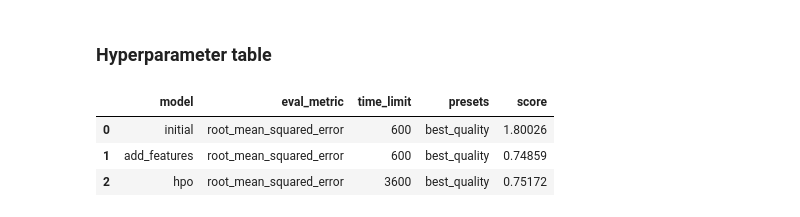
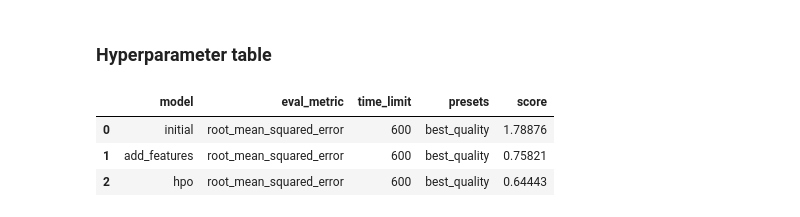
Before and after one commit to espinoza/cd0385-project-starter, a Jupyter notebook: project/project-template.ipynb, the cells around one changed output. Cells and saved outputs as stored; diff of their text form; code cells hidden in the pictures.

```diff
--- a/project/project-template.ipynb
+++ b/project/project-template.ipynb
@@ -561,14 +567,14 @@ fig.savefig('img/model_test_score.png')
 # %%
 # The 3 hyperparameters we tuned with the kaggle score as the result
 pd.DataFrame({
     "model": ["initial", "add_features", "hpo"],
     "eval_metric": ["root_mean_squared_error", "root_mean_squared_error", "root_mean_squared_error"],
-    "time_limit": [600, 600 , 3600],
+    "time_limit": [600, 600 , 600],
     "presets": ["best_quality", "best_quality", "best_quality"],
-    "score": [1.80026, 0.74859, 0.75172]
+    "score": [1.78876, 0.75821, 0.64443]
 })
 # %% [output]
 |  | model | eval_metric | time_limit | presets | score |
-| 0 | initial | root_mean_squared_error | 600 | best_quality | 1.80026 |
-| 1 | add_features | root_mean_squared_error | 600 | best_quality | 0.74859 |
-| 2 | hpo | root_mean_squared_error | 3600 | best_quality | 0.75172 |
+| 0 | initial | root_mean_squared_error | 600 | best_quality | 1.78876 |
+| 1 | add_features | root_mean_squared_error | 600 | best_quality | 0.75821 |
+| 2 | hpo | root_mean_squared_error | 600 | best_quality | 0.64443 |
```
Also changed, not shown: parts of 18 cells of this notebook, 4 other files.
